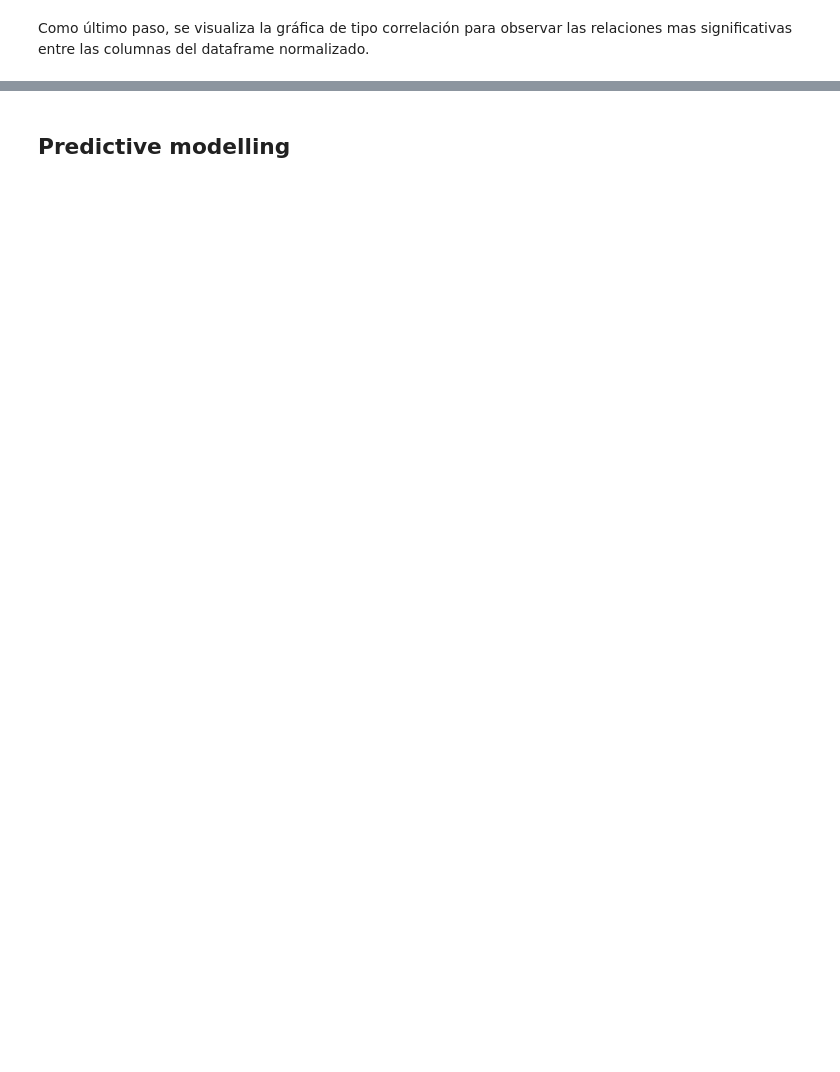
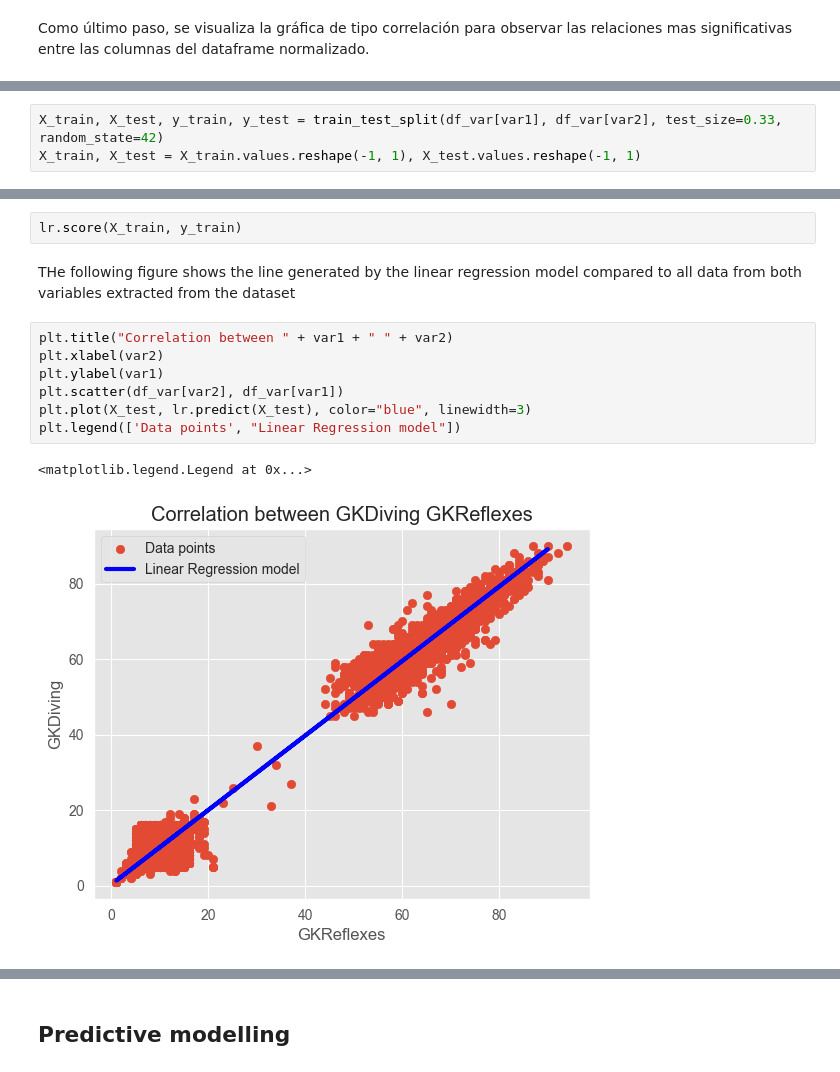
Before and after one commit to GAPPLabs/DataScienceProject, a Jupyter notebook: Proyecto.ipynb, the cells around one changed output, grey strips where cells are left out. Saved outputs shown, nothing was run; the diff lists cells and outputs as text; blank space fills up the shorter version.

```diff
--- a/Proyecto.ipynb
+++ b/Proyecto.ipynb
@@ -523,0 +1235,3 @@ plt.show()
+# %%
+X_train, X_test, y_train, y_test = train_test_split(df_var[var1], df_var[var2], test_size=0.33, random_state=42)
+X_train, X_test = X_train.values.reshape(-1, 1), X_test.values.reshape(-1, 1)
@@ -524 +1247,15 @@ plt.show()
+# %%
+lr.score(X_train, y_train)
+# %% [markdown]
+THe following figure shows the line generated by the linear regression model compared to all data from both variables extracted from the dataset
+# %%
+plt.title("Correlation between " + var1 + " " + var2)
+plt.xlabel(var2)
+plt.ylabel(var1)
+plt.scatter(df_var[var2], df_var[var1])
+plt.plot(X_test, lr.predict(X_test), color="blue", linewidth=3)
+plt.legend(['Data points', "Linear Regression model"])
+# %% [output]
+<matplotlib.legend.Legend at 0x...>
+[figure, added]
 # %%
```
Also changed, not shown: parts of 115 cells of this notebook.
